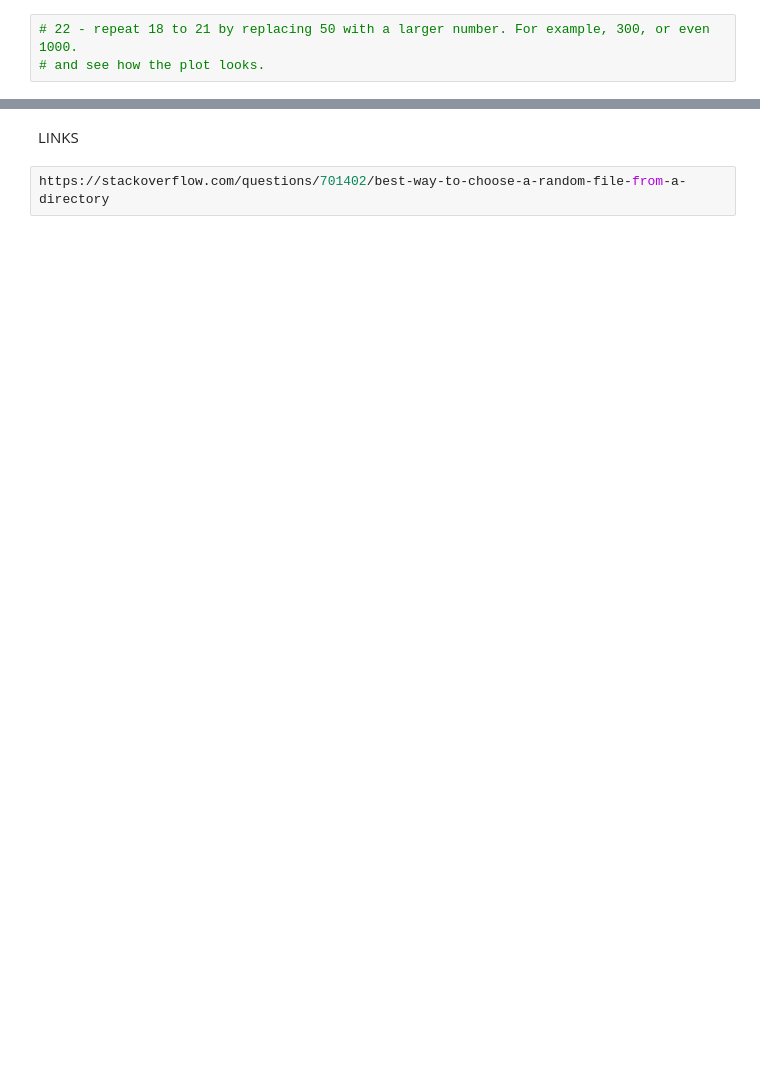
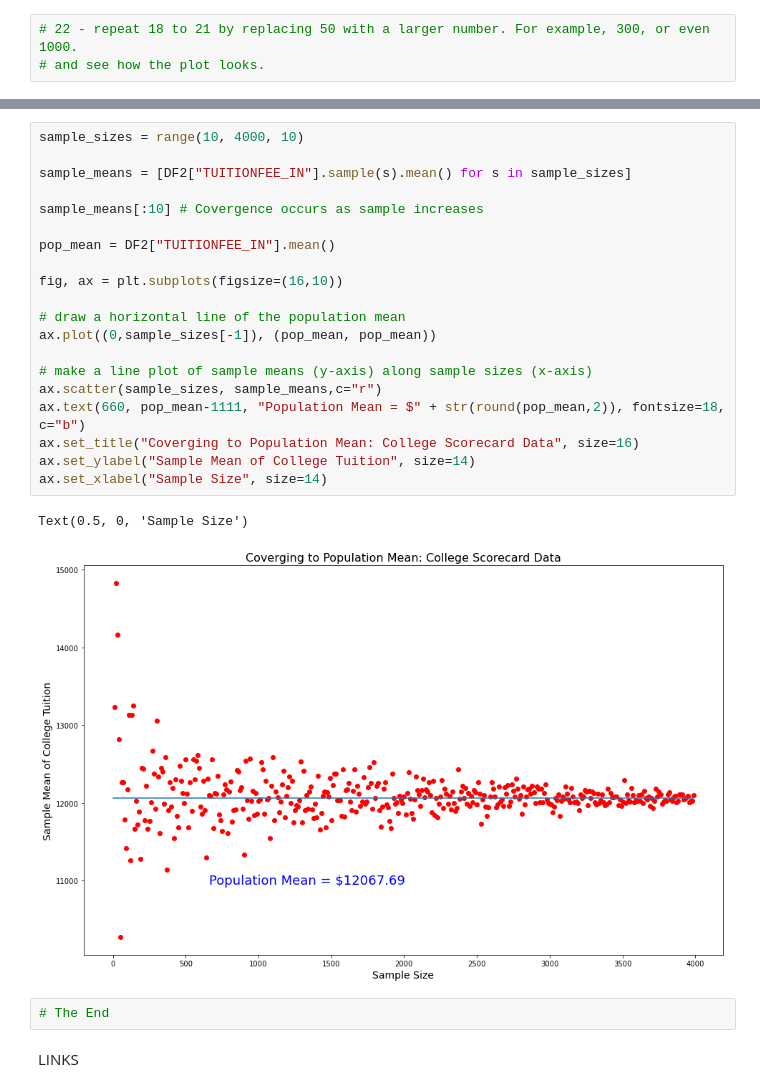
Before and after one commit to jonnie763/DATA-690-WANG-Stats-and-Visualizations, a Jupyter notebook: Jonathan Rius- Assignment #9.ipynb, the cells around one changed output, grey strips where cells are left out. Cells and saved outputs as stored; diff of their text form; blank space fills up the shorter version.

```diff
--- a/Jonathan Rius- Assignment #9.ipynb
+++ b/Jonathan Rius- Assignment #9.ipynb
@@ -144,4 +460,27 @@ The function will perform the following:
+# %%
+sample_sizes = range(10, 4000, 10)
+
+sample_means = [DF2["TUITIONFEE_IN"].sample(s).mean() for s in sample_sizes]
+
+sample_means[:10] # Covergence occurs as sample increases
+
+pop_mean = DF2["TUITIONFEE_IN"].mean()
+
+fig, ax = plt.subplots(figsize=(16,10))
+
+# draw a horizontal line of the population mean
+ax.plot((0,sample_sizes[-1]), (pop_mean, pop_mean))
+
+# make a line plot of sample means (y-axis) along sample sizes (x-axis)
+ax.scatter(sample_sizes, sample_means,c="r")
+ax.text(660, pop_mean-1111, "Population Mean = $" + str(round(pop_mean,2)), fontsize=18, c="b")
+ax.set_title("Coverging to Population Mean: College Scorecard Data", size=16)
+ax.set_ylabel("Sample Mean of College Tuition", size=14)
+ax.set_xlabel("Sample Size", size=14)
+# %% [output]
+Text(0.5, 0, 'Sample Size')
+[figure, added]
+# %%
+# The End
 # %% [markdown]
 LINKS
-# %%
-https://stackoverflow.com/questions/701402/best-way-to-choose-a-random-file-from-a-directory
```
Also changed, not shown: parts of 41 cells of this notebook.
